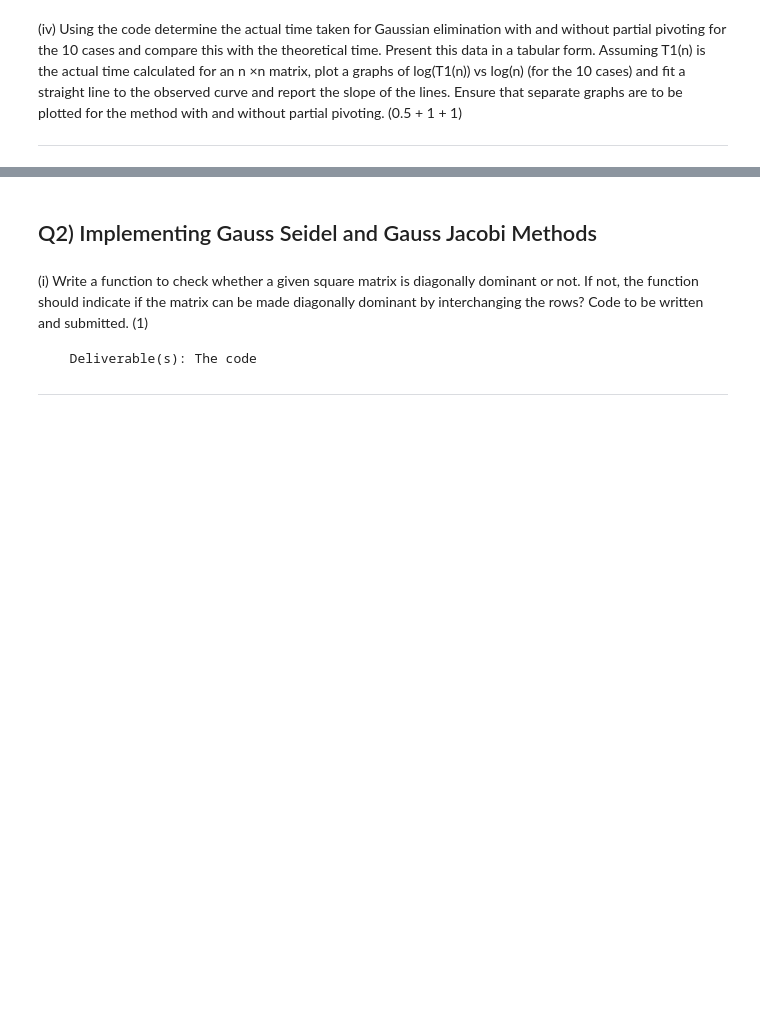
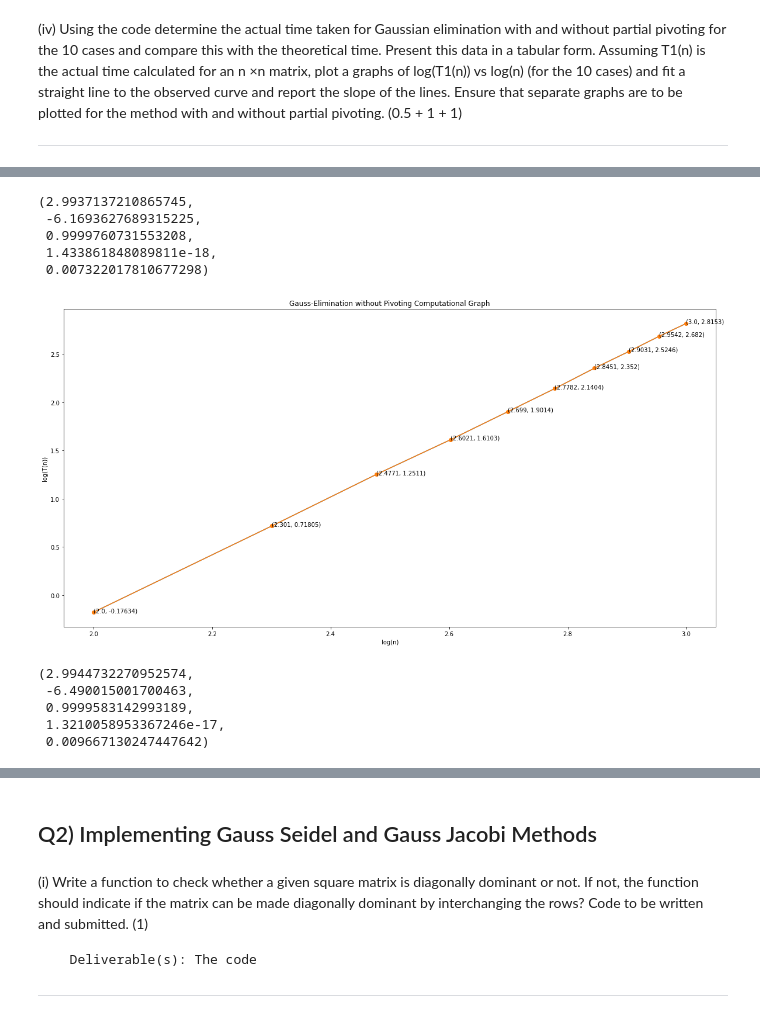
Before and after one commit to vipinindoria/mfds-assignments, a Jupyter notebook: assignment1/Assignment1.ipynb, the cells around one changed output, grey strips where cells are left out. Saved outputs shown, nothing was run; the diff lists cells and outputs as text; code cells hidden in the pictures; blank space fills up the shorter version.

```diff
--- a/assignment1/Assignment1.ipynb
+++ b/assignment1/Assignment1.ipynb
@@ -459,0 +517,10 @@ SystemExit: Triangle leading element zero detected, Division by Zero Error!
+# %%
+# Significant digit conversion
+def tidy(x, sig):
+    y = abs(x)
+    if y <= sys.float_info.min:
+        return 0.0
+    return round(x, sig-int(floor(log10(y)))-1)
+# %%
+for i in range(len(theoritical_time_taken)):
+    print(f"With Pivoting: {tidy(gepptt[i], 5)}\tWithout Pivoting: {tidy(genptt[i], 5)}\tTheoritical: {tidy(theoritical_time_taken[i], 5)}")
@@ -459,0 +538,7 @@ SystemExit: Triangle leading element zero detected, Division by Zero Error!
+# %%
+log_n = [tidy(log10(tidy(elm, 5)), 5) for elm in n]
+log_genptt = [tidy(log10(tidy(elm, 5)), 5) for elm in genptt]
+log_gepptt = [tidy(log10(tidy(elm, 5)), 5) for elm in gepptt]
+print(log_n)
+print(log_genptt)
+print(log_gepptt)
@@ -459,0 +549,6 @@ SystemExit: Triangle leading element zero detected, Division by Zero Error!
+# %%
+genptt_dict = {'n': log_n, 'time': log_genptt}
+genptt_df = pd.DataFrame(genptt_dict)
+
+gepptt_dict = {'n': log_n, 'time': log_gepptt}
+gepptt_df = pd.DataFrame(gepptt_dict)
@@ -459,0 +585,21 @@ SystemExit: Triangle leading element zero detected, Division by Zero Error!
+# %%
+slope, intercept, r_value, p_value, std_err
+# %% [output]
+(2.9937137210865745,
+ -6.1693627689315225,
+ 0.9999760731553208,
+ 1.433861848089811e-18,
+ 0.007322017810677298)
+# %%
+a4_dims = (20, 10)
+fig, ax = plt.subplots(figsize=a4_dims)
+
+fig1 = sns.lineplot(data=genptt_df, x="n", y="time", markers=True)
+for i in range(len(log_n)):
+    ax.text(log_n[i], log_genptt[i], f"{log_n[i], log_genptt[i]}")
+plt.plot(log_n, log_genptt, "-o")
+fig1.set(xlabel='log(n)', ylabel='log(T(n))')
+plt.title("Gauss-Elimination without Pivoting Computational Graph")
+plt.savefig("genp_plot.png", dpi=300, transparent=True)
+# %% [output]
+[figure, added]
@@ -459,0 +608,8 @@ SystemExit: Triangle leading element zero detected, Division by Zero Error!
+# %%
+slope, intercept, r_value, p_value, std_err
+# %% [output]
+(2.9944732270952574,
+ -6.490015001700463,
+ 0.9999583142993189,
+ 1.3210058953367246e-17,
+ 0.009667130247447642)
```
Also changed, not shown: parts of 65 cells of this notebook.
